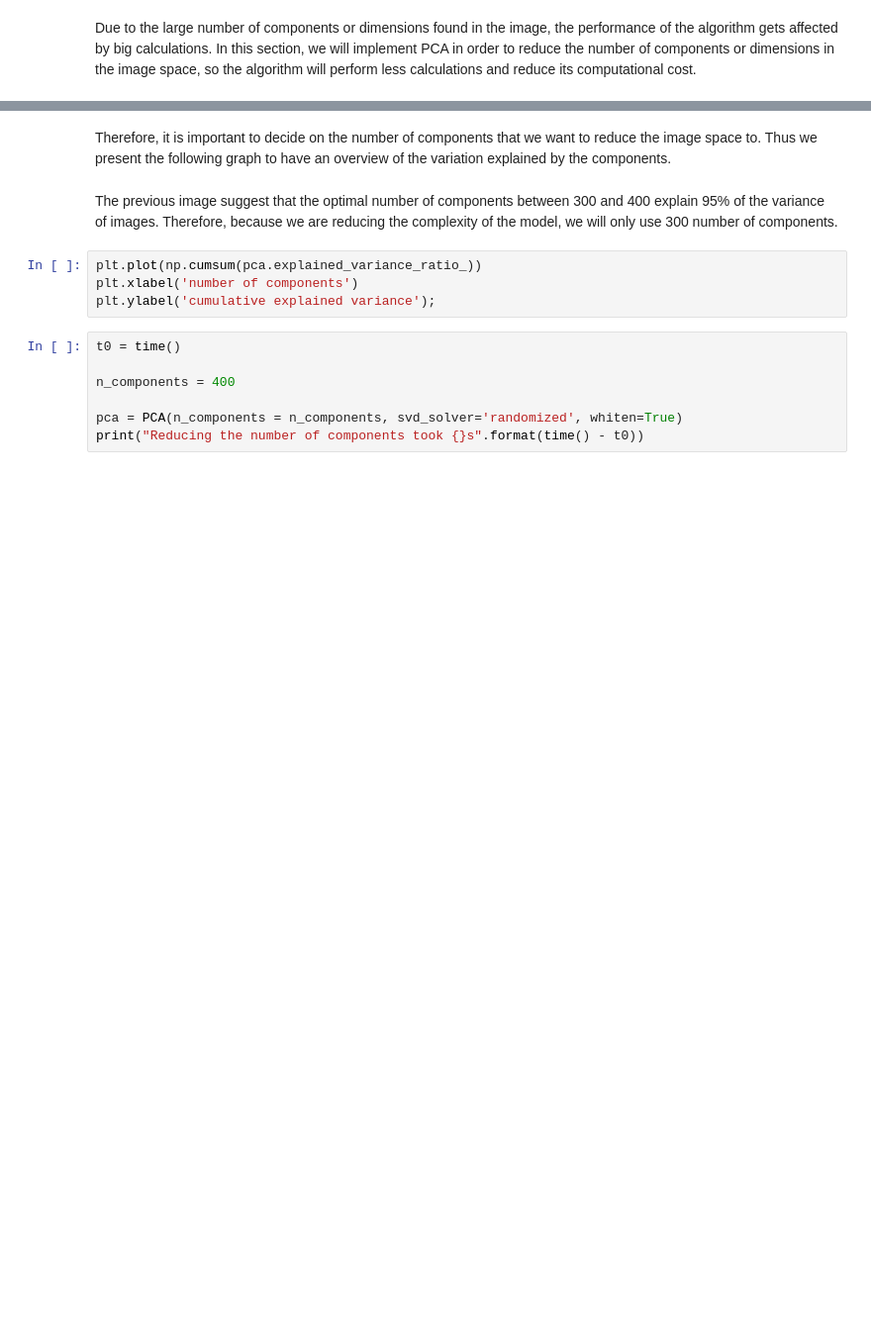
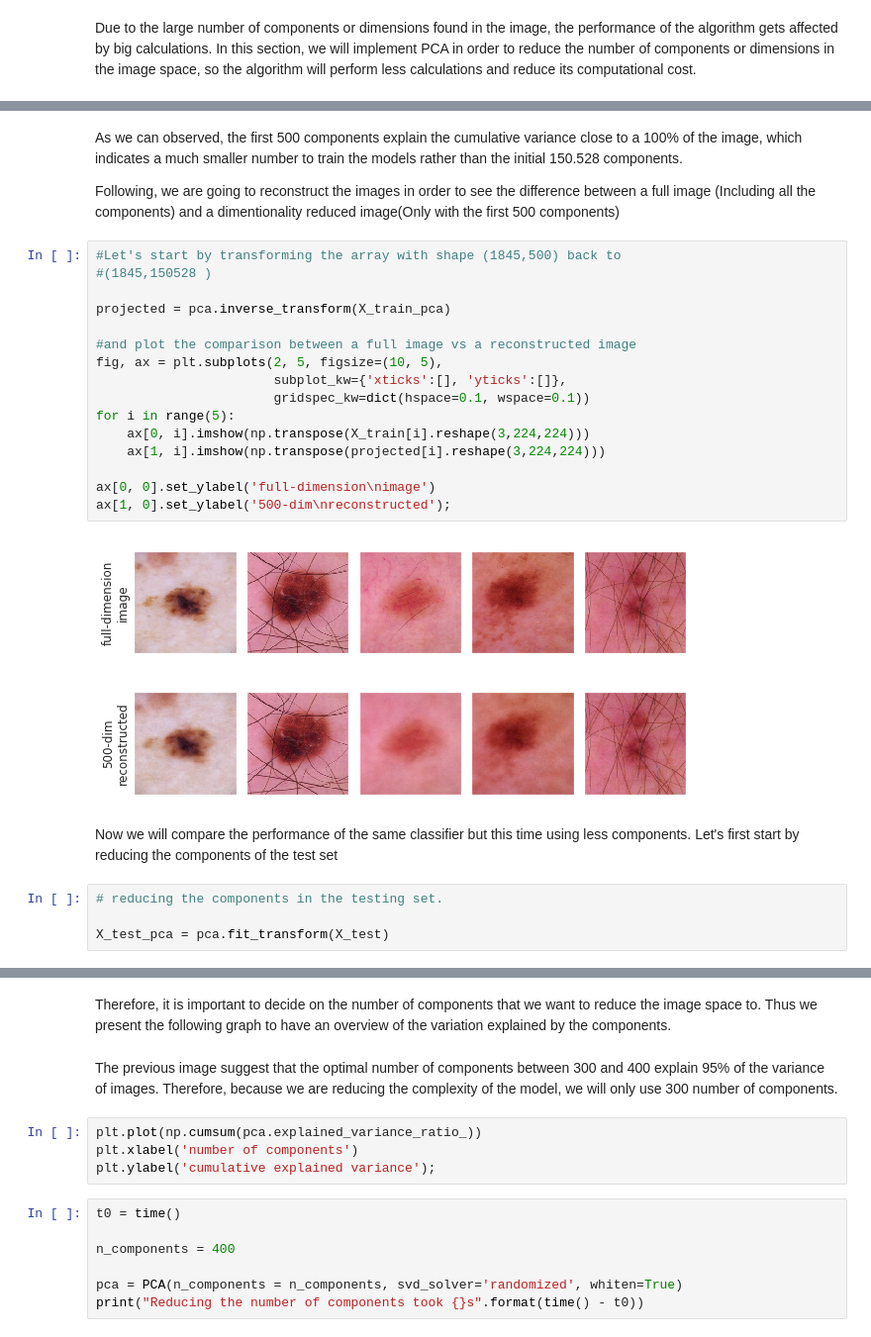
Before and after one commit to carloscarvajal1cc/Skin-cancer-detection-with-PCA-and-Deep-Learning, a Jupyter notebook: Assigment2_MachineLearning.ipynb, the cells around one changed output, grey strips where cells are left out. Shown at 99% size. Saved outputs shown, nothing was run; the diff lists cells and outputs as text; blank space fills up the shorter version.

```diff
--- a/Assigment2_MachineLearning.ipynb
+++ b/Assigment2_MachineLearning.ipynb
@@ -445,0 +459,28 @@ pca = PCA(n_components = 500, svd_solver='randomized', whiten=True)
+# %% [markdown]
+As we can observed, the first 500 components explain the cumulative variance close to a 100% of the image, which indicates a much smaller number to train the models rather than the initial 150.528 components.
+
+Following, we are going to reconstruct the images in order to see the difference between a full image (Including all the components) and a dimentionality reduced image(Only with the first 500 components)
+# %%
+#Let's start by transforming the array with shape (1845,500) back to
+#(1845,150528 )
+
+projected = pca.inverse_transform(X_train_pca)
+
+#and plot the comparison between a full image vs a reconstructed image
+fig, ax = plt.subplots(2, 5, figsize=(10, 5),
+                       subplot_kw={'xticks':[], 'yticks':[]},
+                       gridspec_kw=dict(hspace=0.1, wspace=0.1))
+for i in range(5):
+    ax[0, i].imshow(np.transpose(X_train[i].reshape(3,224,224)))
+    ax[1, i].imshow(np.transpose(projected[i].reshape(3,224,224)))
+
+ax[0, 0].set_ylabel('full-dimension\nimage')
+ax[1, 0].set_ylabel('500-dim\nreconstructed');
+# %% [output]
+[figure, added]
+# %% [markdown]
+Now we will compare the performance of the same classifier but this time using less components. Let's first start by reducing the components of the test set
+# %%
+# reducing the components in the testing set.
+
+X_test_pca = pca.fit_transform(X_test)
```
Also changed, not shown: parts of 56 cells of this notebook.
